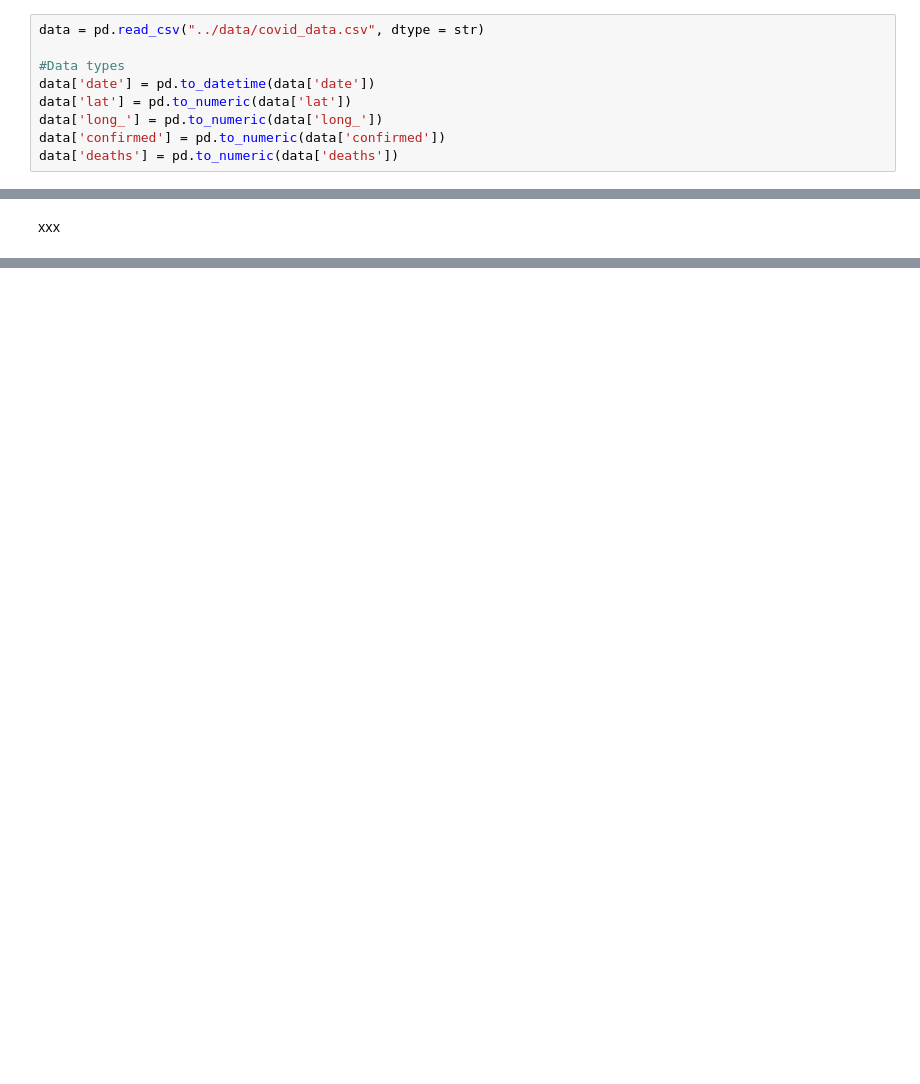
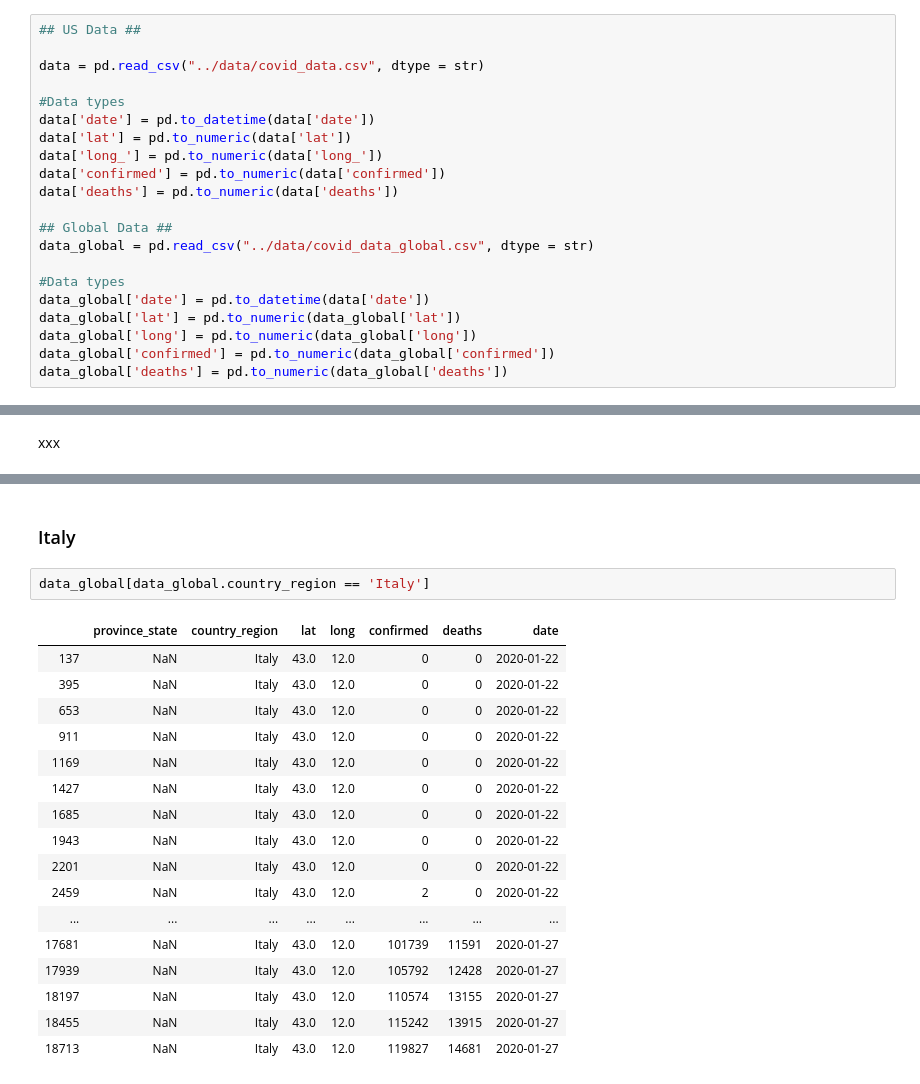
Before and after one commit to genevievelyons/covid-19-prediction, a Jupyter notebook: EDA/EDA_GL.ipynb, the cells around one changed output, grey strips where cells are left out. Drawn from its saved outputs; the diff is of its cells as text; blank space fills up the shorter version.

```diff
--- a/EDA/EDA_GL.ipynb
+++ b/EDA/EDA_GL.ipynb
@@ -14,6 +14,8 @@ pd.set_option('display.max_rows', None)
 # %% [markdown]
 ## Load the Data
 # %%
+## US Data ##
+
 data = pd.read_csv("../data/covid_data.csv", dtype = str)
 
 #Data types
@@ -22,6 +24,16 @@ data['lat'] = pd.to_numeric(data['lat'])
 data['long_'] = pd.to_numeric(data['long_'])
 data['confirmed'] = pd.to_numeric(data['confirmed'])
 data['deaths'] = pd.to_numeric(data['deaths'])
+
+## Global Data ##
+data_global = pd.read_csv("../data/covid_data_global.csv", dtype = str)
+
+#Data types
+data_global['date'] = pd.to_datetime(data['date'])
+data_global['lat'] = pd.to_numeric(data_global['lat'])
+data_global['long'] = pd.to_numeric(data_global['long'])
+data_global['confirmed'] = pd.to_numeric(data_global['confirmed'])
+data_global['deaths'] = pd.to_numeric(data_global['deaths'])
 # %%
 data.head()
 # %% [output]
@@ -124,0 +162,22 @@ xxx
+# %% [markdown]
+### Italy
+# %%
+data_global[data_global.country_region == 'Italy']
+# %% [output]
+|  | province_state | country_region | lat | long | confirmed | deaths | date |
+| 137 | NaN | Italy | 43.0 | 12.0 | 0 | 0 | 2020-01-22 |
+| 395 | NaN | Italy | 43.0 | 12.0 | 0 | 0 | 2020-01-22 |
+| 653 | NaN | Italy | 43.0 | 12.0 | 0 | 0 | 2020-01-22 |
+| 911 | NaN | Italy | 43.0 | 12.0 | 0 | 0 | 2020-01-22 |
+| 1169 | NaN | Italy | 43.0 | 12.0 | 0 | 0 | 2020-01-22 |
+| 1427 | NaN | Italy | 43.0 | 12.0 | 0 | 0 | 2020-01-22 |
+| 1685 | NaN | Italy | 43.0 | 12.0 | 0 | 0 | 2020-01-22 |
+| 1943 | NaN | Italy | 43.0 | 12.0 | 0 | 0 | 2020-01-22 |
+| 2201 | NaN | Italy | 43.0 | 12.0 | 0 | 0 | 2020-01-22 |
+| 2459 | NaN | Italy | 43.0 | 12.0 | 2 | 0 | 2020-01-22 |
+| ... | ... | ... | ... | ... | ... | ... | ... |
+| 17681 | NaN | Italy | 43.0 | 12.0 | 101739 | 11591 | 2020-01-27 |
+| 17939 | NaN | Italy | 43.0 | 12.0 | 105792 | 12428 | 2020-01-27 |
+| 18197 | NaN | Italy | 43.0 | 12.0 | 110574 | 13155 | 2020-01-27 |
+| 18455 | NaN | Italy | 43.0 | 12.0 | 115242 | 13915 | 2020-01-27 |
+| 18713 | NaN | Italy | 43.0 | 12.0 | 119827 | 14681 | 2020-01-27 |
```
Also changed, not shown: parts of 4 cells of this notebook.
